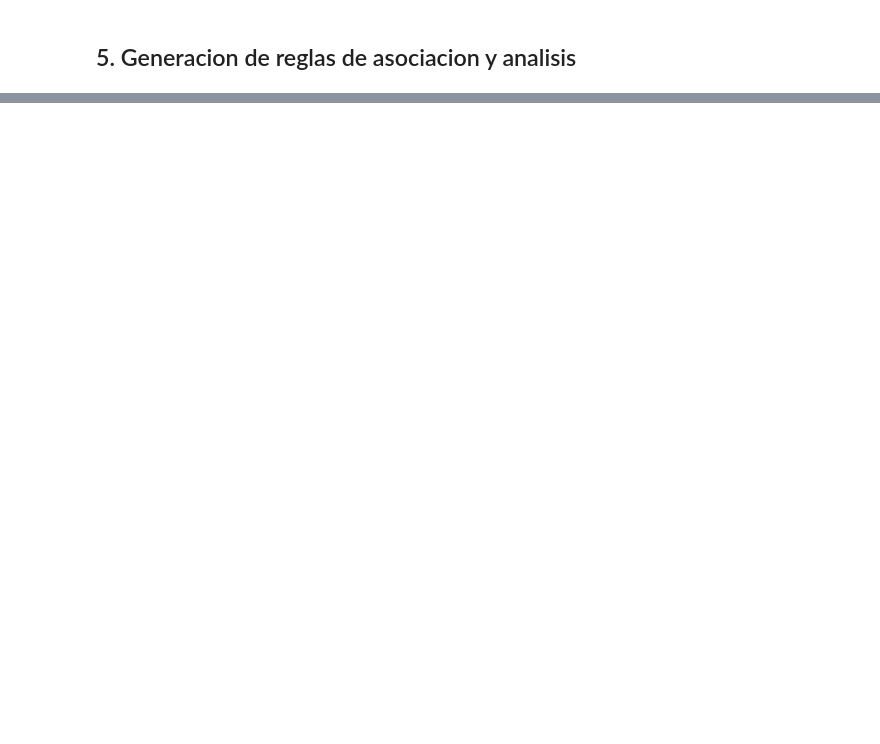
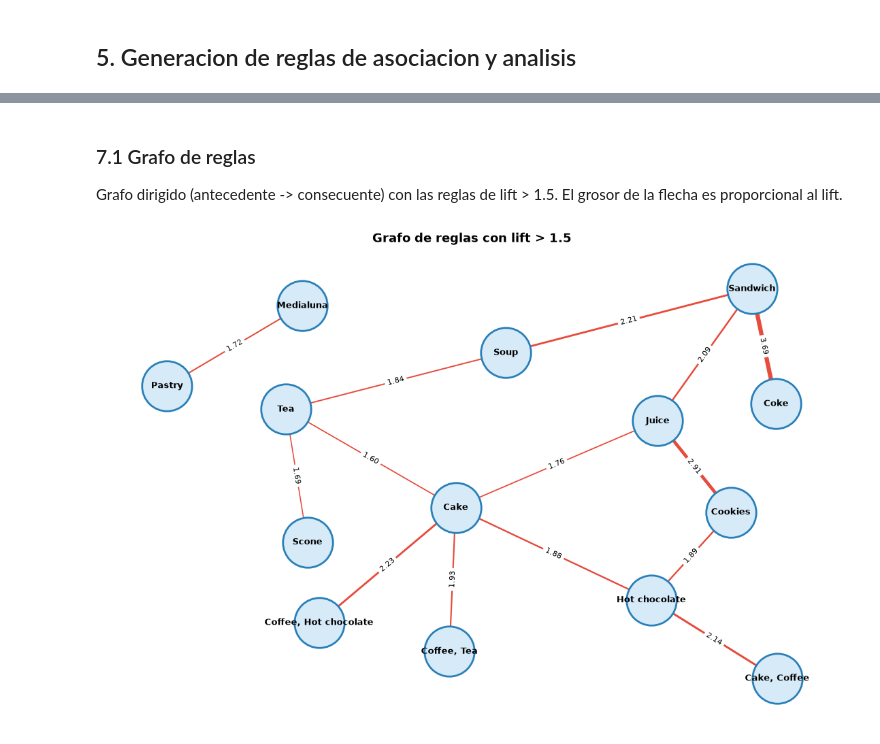
Before and after one commit to jnegrete2005/pcd-practica01, a Jupyter notebook: result.ipynb, the cells around one changed output, grey strips where cells are left out. Cells and saved outputs as stored; diff of their text form; code cells hidden in the pictures; blank space fills up the shorter version.

```diff
--- a/result.ipynb
+++ b/result.ipynb
@@ -931,0 +885,38 @@ El benchmarking empirico confirma plenamente las predicciones de la literatura:
+# %% [markdown]
+### 7.1 Grafo de reglas
+Grafo dirigido (antecedente -> consecuente) con las reglas de lift > 1.5. El grosor de la flecha es proporcional al lift.
+# %%
+level = 1.5
+G = nx.DiGraph()
+for _, r in rules[rules["lift"] > level].sort_values("rule_str").iterrows():
+    G.add_edge(r["antecedents_str"], r["consequents_str"], weight=r["lift"])
+
+lifts = [w for _, _, w in G.edges(data="weight")]
+widths = [1 + (w - min(lifts)) / (max(lifts) - min(lifts)) * 3.5 for w in lifts]
+
+plt.figure(figsize=(14, 9))
+pos = nx.spring_layout(G, k=0.9, seed=399)
+nx.draw_networkx_nodes(
+    G, pos, node_size=2800, node_color="#d6eaf8", edgecolors="#2980b9", linewidths=2
+)
+nx.draw_networkx_edges(
+    G,
+    pos,
+    arrows=True,
+    edge_color="#e74c3c",
+    width=widths,
+)
+nx.draw_networkx_labels(G, pos, font_size=9, font_weight="bold")
+nx.draw_networkx_edge_labels(
+    G,
+    pos,
+    edge_labels={(u, v): f"{w:.2f}" for u, v, w in G.edges(data="weight")},
+    font_size=8,
+)
+plt.title(f"Grafo de reglas con lift > {level}", fontsize=13, fontweight="bold")
+plt.axis("off")
+
+plt.show()
+plt.close()
+# %% [output]
+[figure, added]
```
Also changed, not shown: parts of 23 cells of this notebook, 1 other file.
